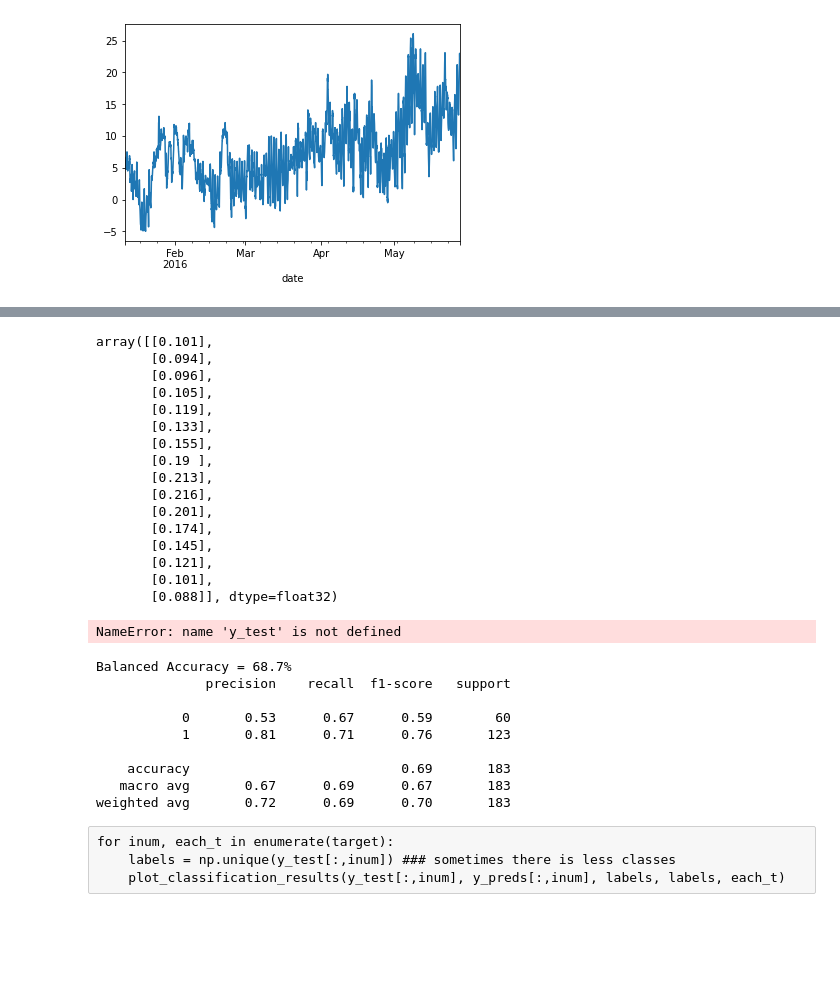
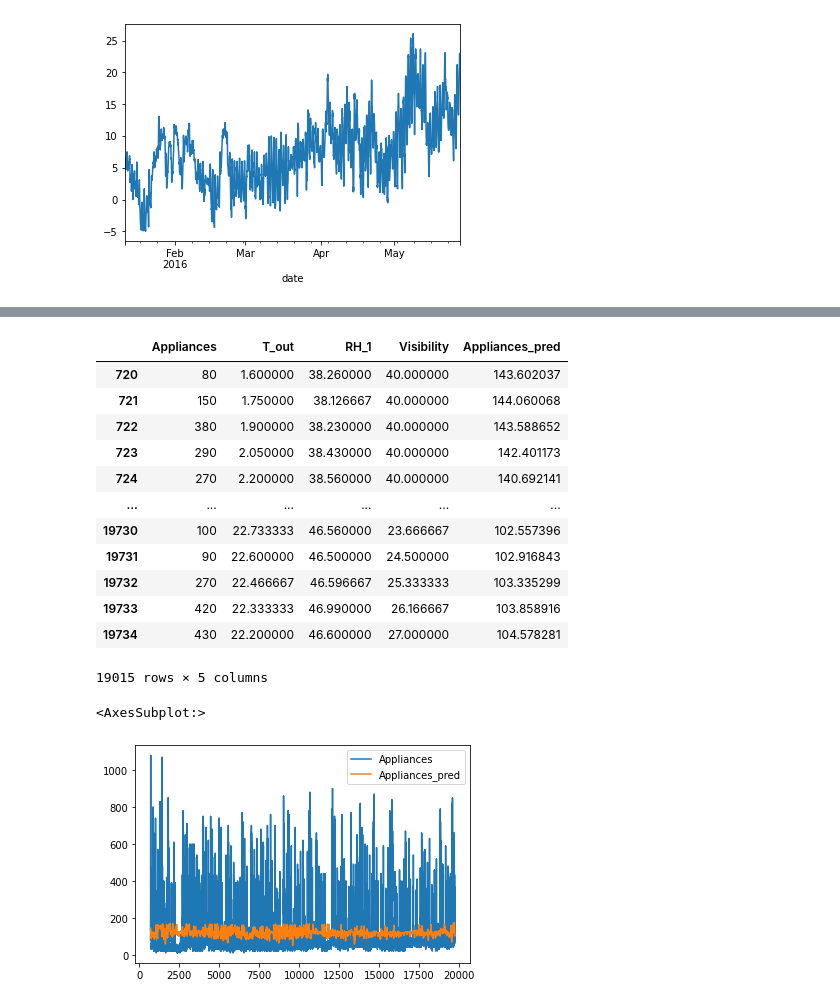
Before and after one commit to AutoViML/deep_autoviml, a Jupyter notebook: Deep_Auto_ViML_Timeseries.ipynb, the cells around one changed output, grey strips where cells are left out. Saved outputs shown, nothing was run; the diff lists cells and outputs as text; code cells hidden in the pictures; blank space fills up the shorter version.

```diff
--- a/Deep_Auto_ViML_Timeseries.ipynb
+++ b/Deep_Auto_ViML_Timeseries.ipynb
@@ -123,7 +125,7 @@ train.set_index('date')['T_out'].plot()
 # %%
 keras_model_type = "time series" ## always try "fast" first, then "fast1", "fast2", "auto" in that order
 project_name = "energydata_complete"
-model_options = {'features':['Appliances','T_out','RH_1','Visibility'], 'length':720, 'batch_size':16, 'sampling_rate':1,'stride':8, 'test_size':0.2, 'prebuilt-model':'lstm'}
+model_options = {'features':['Appliances','T_out','RH_1','Visibility'], 'length':720, 'batch_size':16, 'sampling_rate':1,'stride':64, 'test_size':0.2, 'prebuilt-model':'lstm'}
 keras_options = {"patience":10, 'class_weight': True, 'early_stopping': True,
                  'lr_scheduler': '', "optimizer": 'adam', 'epochs':1, 'batch_size':128, 'learning_rate':1}
 # %%
@@ -170,40 +179,16 @@ Converting model predictions into classes or other forms is erroring. Convert it
 # %%
 predictions
 # %% [output]
+|  | Appliances | T_out | RH_1 | Visibility | Appliances_pred |
+| 720 | 80 | 1.600000 | 38.260000 | 40.000000 | 143.602037 |
+| 721 | 150 | 1.750000 | 38.126667 | 40.000000 | 144.060068 |
+| 722 | 380 | 1.900000 | 38.230000 | 40.000000 | 143.588652 |
+| 723 | 290 | 2.050000 | 38.430000 | 40.000000 | 142.401173 |
+| 724 | 270 | 2.200000 | 38.560000 | 40.000000 | 140.692141 |
+| ... | ... | ... | ... | ... | ... |
+| 19730 | 100 | 22.733333 | 46.560000 | 23.666667 | 102.557396 |
+| 19731 | 90 | 22.600000 | 46.500000 | 24.500000 | 102.916843 |
+| 19732 | 270 | 22.466667 | 46.596667 | 25.333333 | 103.335299 |
+| 19733 | 420 | 22.333333 | 46.990000 | 26.166667 | 103.858916 |
+| 19734 | 430 | 22.200000 | 46.600000 | 27.000000 | 104.578281 |
-array([[0.101],
-       [0.094],
-       [0.096],
-       [0.105],
-       [0.119],
-       [0.133],
-       [0.155],
-       [0.19 ],
-       [0.213],
-       [0.216],
-       [0.201],
-       [0.174],
-       [0.145],
-       [0.121],
-       [0.101],
-       [0.088]], dtype=float32)
+19015 rows × 5 columns
-# %%
-y_test
-# %% [output]
-NameError: name 'y_test' is not defined
-# %%
-print('Balanced Accuracy = %0.1f%%' %(100*balanced_accuracy_score(y_test, y_preds)))
-print(classification_report(y_test, y_preds))
-# %% [output]
-Balanced Accuracy = 68.7%
-              precision    recall  f1-score   support
-
-           0       0.53      0.67      0.59        60
-           1       0.81      0.71      0.76       123
-
-    accuracy                           0.69       183
-   macro avg       0.67      0.69      0.67       183
-weighted avg       0.72      0.69      0.70       183
-# %% [raw]
-for inum, each_t in enumerate(target):
-    labels = np.unique(y_test[:,inum]) ### sometimes there is less classes
-    plot_classification_results(y_test[:,inum], y_preds[:,inum], labels, labels, each_t)
@@ -211,0 +195,5 @@ for inum, each_t in enumerate(target):
+# %%
+predictions[['Appliances','Appliances_pred']].plot()
+# %% [output]
+<AxesSubplot:>
+[figure, added]
```
Also changed, not shown: parts of 7 cells of this notebook, 2 other files.
